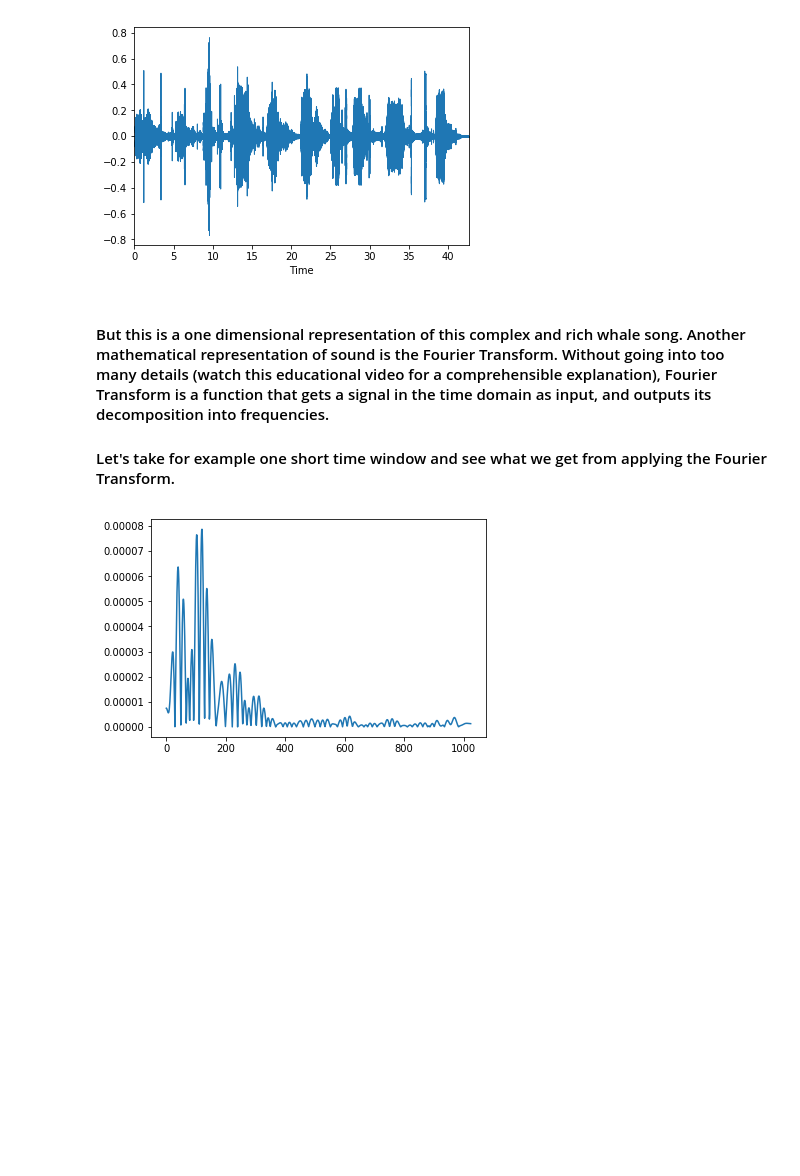
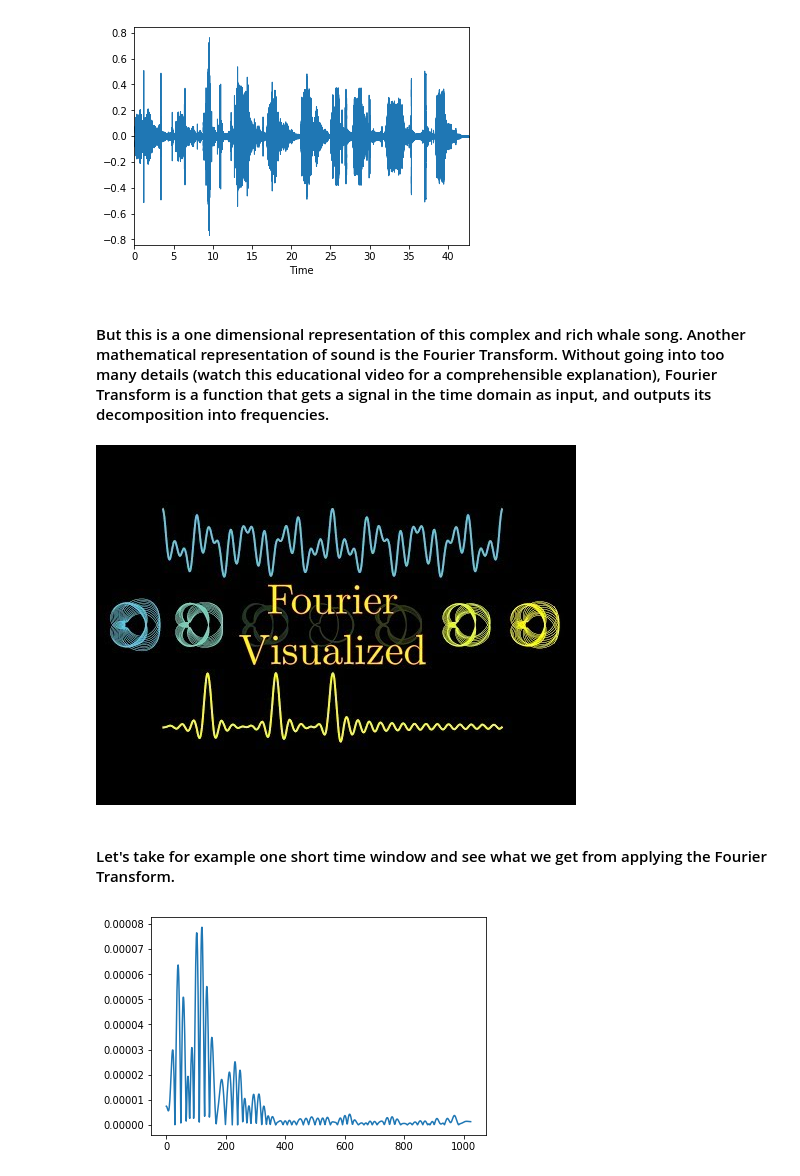
Before and after one commit to DalyaG/CodeSnippetsForPosterity, a Jupyter notebook: GettingToKnowTheMelSpectrogram/GettingToKnowTheMelSpectrogram.ipynb, the cells around one changed output. Cells and saved outputs as stored; diff of their text form; code cells hidden in the pictures; blank space fills up the shorter version.

Commit message:
added video link

```diff
--- a/GettingToKnowTheMelSpectrogram/GettingToKnowTheMelSpectrogram.ipynb
+++ b/GettingToKnowTheMelSpectrogram/GettingToKnowTheMelSpectrogram.ipynb
@@ -32,8 +32,12 @@ librosa.display.waveplot(whale_song, sr=sr);
 [figure]
 # %% [markdown]
 #### But this is a one dimensional representation of this complex and rich whale song. Another mathematical representation of sound is the Fourier Transform. Without going into too many details (watch this educational video for a comprehensible explanation), Fourier Transform is a function that gets a signal in the time domain as input, and outputs its decomposition into frequencies.
-
-#### Let's take for example one short time window and see what we get from applying the Fourier Transform.
+# %%
+YouTubeVideo('spUNpyF58BY')
+# %% [output]
+[figure, added]
+# %% [markdown]
+#### Let's take for example one short time window and see what we get from applying the Fourier Transform.
 # %%
 n_fft = 2048
 D = np.abs(librosa.stft(whale_song[:n_fft], n_fft=n_fft, hop_length=n_fft+1))
```
Also changed, not shown: 1 other file.
